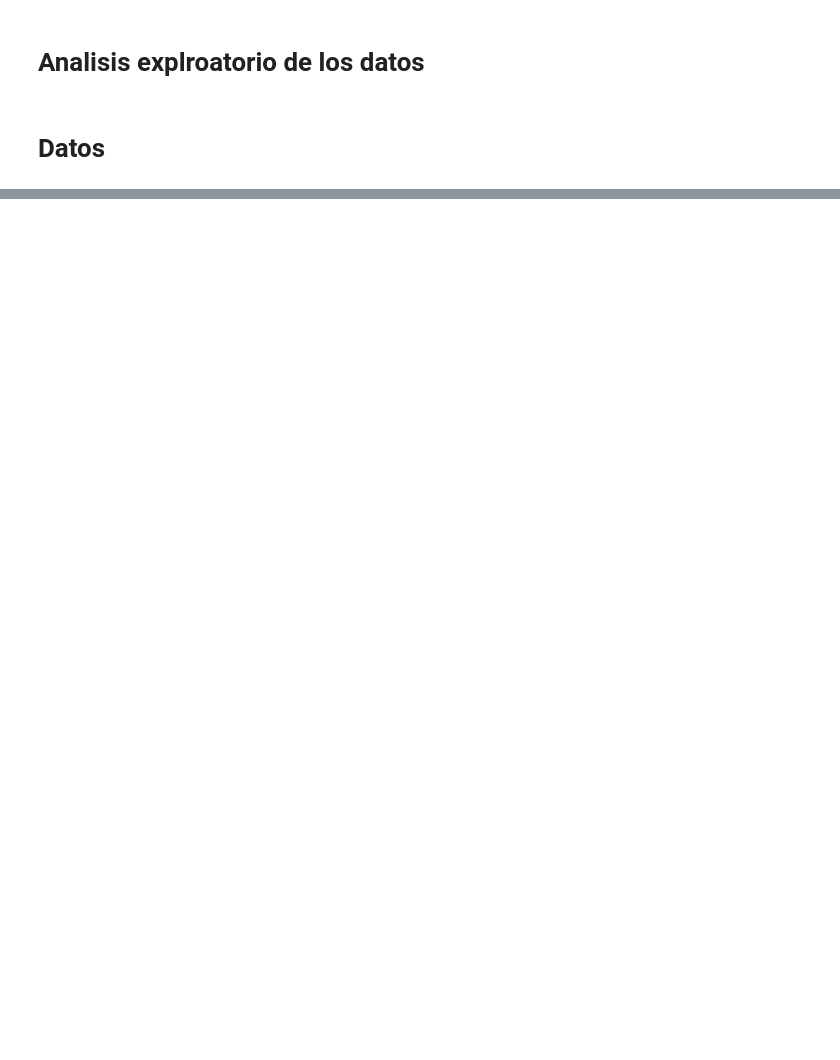
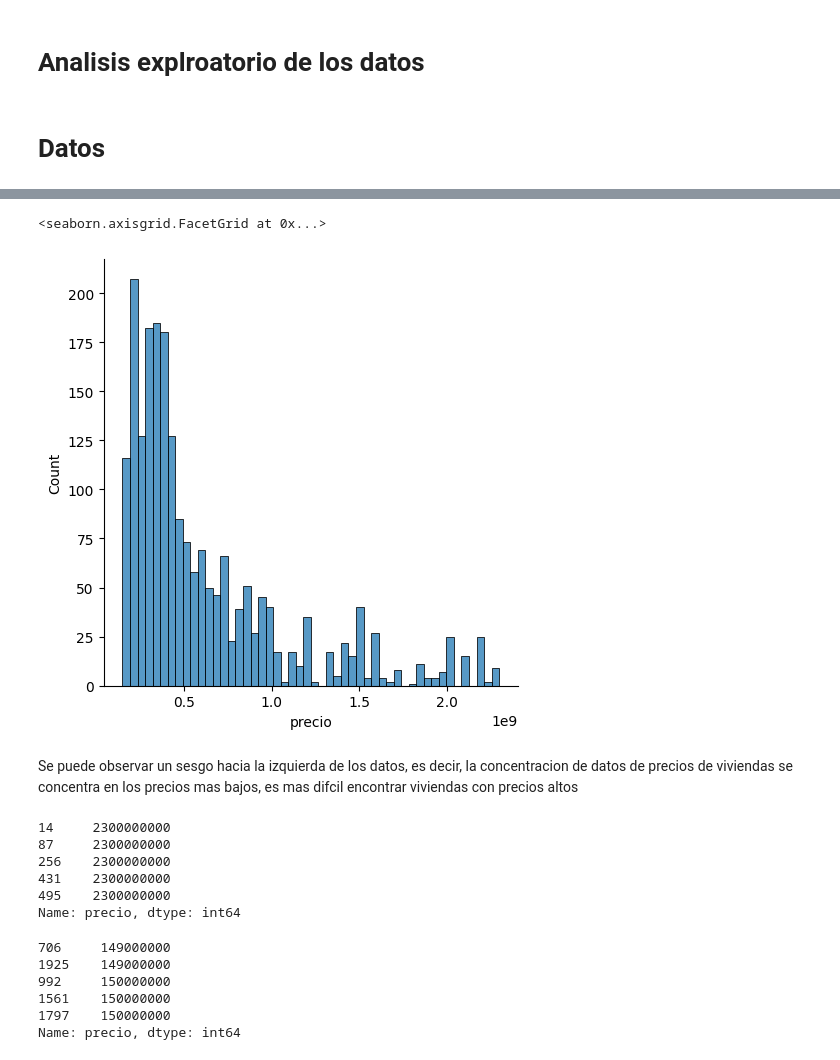
Before and after one commit to juanguzman2/Analisis-del-precio-de-las-viviendas-en-el-oriente-antioqueno, a Jupyter notebook: Script/Analisis exploratorio/1eranalisis.ipynb, the cells around one changed output, grey strips where cells are left out. Drawn from its saved outputs; the diff is of its cells as text; code cells hidden in the pictures; blank space fills up the shorter version.

```diff
--- a/Script/Analisis exploratorio/1eranalisis.ipynb
+++ b/Script/Analisis exploratorio/1eranalisis.ipynb
@@ -23,0 +59,28 @@ dfp.head()
+# %%
+# distribucion de la variable precio
+sns.displot(dfpropiedades['precio'],bins=50)
+# %% [output]
+<seaborn.axisgrid.FacetGrid at 0x...>
+[figure, added]
+# %% [markdown]
+Se puede observar un sesgo hacia la izquierda de los datos, es decir, la concentracion de datos de precios de viviendas se concentra en los precios mas bajos, es mas difcil encontrar viviendas con precios altos
+# %%
+# precio de las 5 viviendas mas costosas
+dfpropiedades['precio'].nlargest(5)
+# %% [output]
+14     2300000000
+87     2300000000
+256    2300000000
+431    2300000000
+495    2300000000
+Name: precio, dtype: int64
+# %%
+# precio de las 5 viviendas mas economicas
+dfpropiedades['precio'].nsmallest(5)
+# %% [output]
+706     149000000
+1925    149000000
+992     150000000
+1561    150000000
+1797    150000000
+Name: precio, dtype: int64
```
Also changed, not shown: parts of 8 cells of this notebook, 2 other files.
